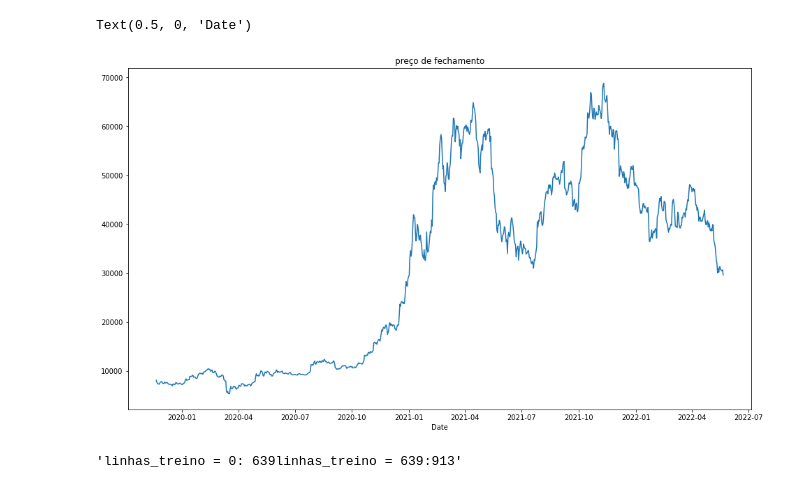
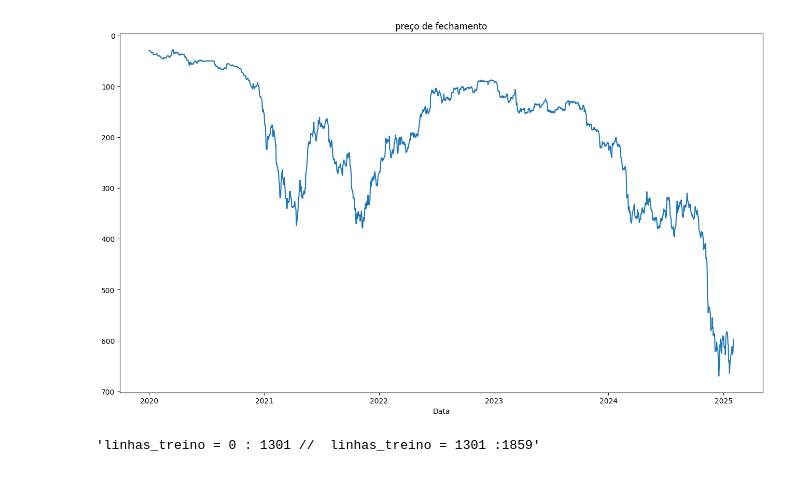
Before and after one commit to Guimartinslimaoliveira/Python_Projects, a Jupyter notebook: Previsões_Bitcoin.ipynb, the cells around one changed output. Cells and saved outputs as stored; diff of their text form; code cells hidden in the pictures.

```diff
--- a/Previsões_Bitcoin.ipynb
+++ b/Previsões_Bitcoin.ipynb
@@ -22,6 +36,6 @@ NameError: name 'dataset' is not defined
 # %%
-dataset['Date'] = pd.to_datetime(dataset['Date'], format = '%Y-%m-%d')
+dataset['Data'] = pd.to_datetime(dataset['Data'], format = '%d.%m.%Y')
 # %%
-df_cripto_fec = dataset[['Date','High']]
+df_cripto_fec = dataset[['Data','Máxima']]
 df_cripto_fec
 # %% [output]
@@ -41,4 +55,4 @@ df_cripto_fec
 # %%
-df_cripto_fec = df_cripto_fec.set_index(pd.DatetimeIndex(df_cripto_fec['Date'].values))
+df_cripto_fec = df_cripto_fec.set_index(pd.DatetimeIndex(df_cripto_fec['Data'].values))
 df_cripto_fec
 # %% [output]
@@ -58,4 +72,4 @@ df_cripto_fec
 # %%
-df_cripto_fec.drop('Date', axis=1, inplace=True)
+df_cripto_fec.drop('Data', axis=1, inplace=True)
 df_cripto_fec
 # %% [output]
@@ -75,22 +105,26 @@ df_cripto_fec
 # %%
+
 plt.figure(figsize=(16,9))
 plt.title('preço de fechamento')
-plt.plot(df_cripto_fec['High'])
-plt.xlabel('Date')
+plt.plot(df_cripto_fec['Máxima'])
+plt.xlabel('Data')
+
+plt.gca().invert_yaxis()
+
+plt.show()
 # %% [output]
-Text(0.5, 0, 'Date')
-[figure, old version]
+[figure, new version]
 # %%
 qtd_linhas = len(df_cripto_fec)
 qtd_linhas_treino = round(.70*qtd_linhas)
 qtd_linhas_teste = qtd_linhas - qtd_linhas_treino
 
 info =  (
-    f"linhas_treino = 0: {qtd_linhas_treino}"
-    f"linhas_treino = {qtd_linhas_treino}:{qtd_linhas_treino + qtd_linhas_teste}"
+    f"linhas_treino = 0 : {qtd_linhas_treino} //  "
+    f"linhas_treino = {qtd_linhas_treino} :{qtd_linhas_treino + qtd_linhas_teste}"
 )
 info
 # %% [output]
-'linhas_treino = 0: 639linhas_treino = 639:913'
+'linhas_treino = 0 : 1301 //  linhas_treino = 1301 :1859'
 # %%
 scaler = StandardScaler()
```
Also changed, not shown: parts of 29 cells of this notebook.
